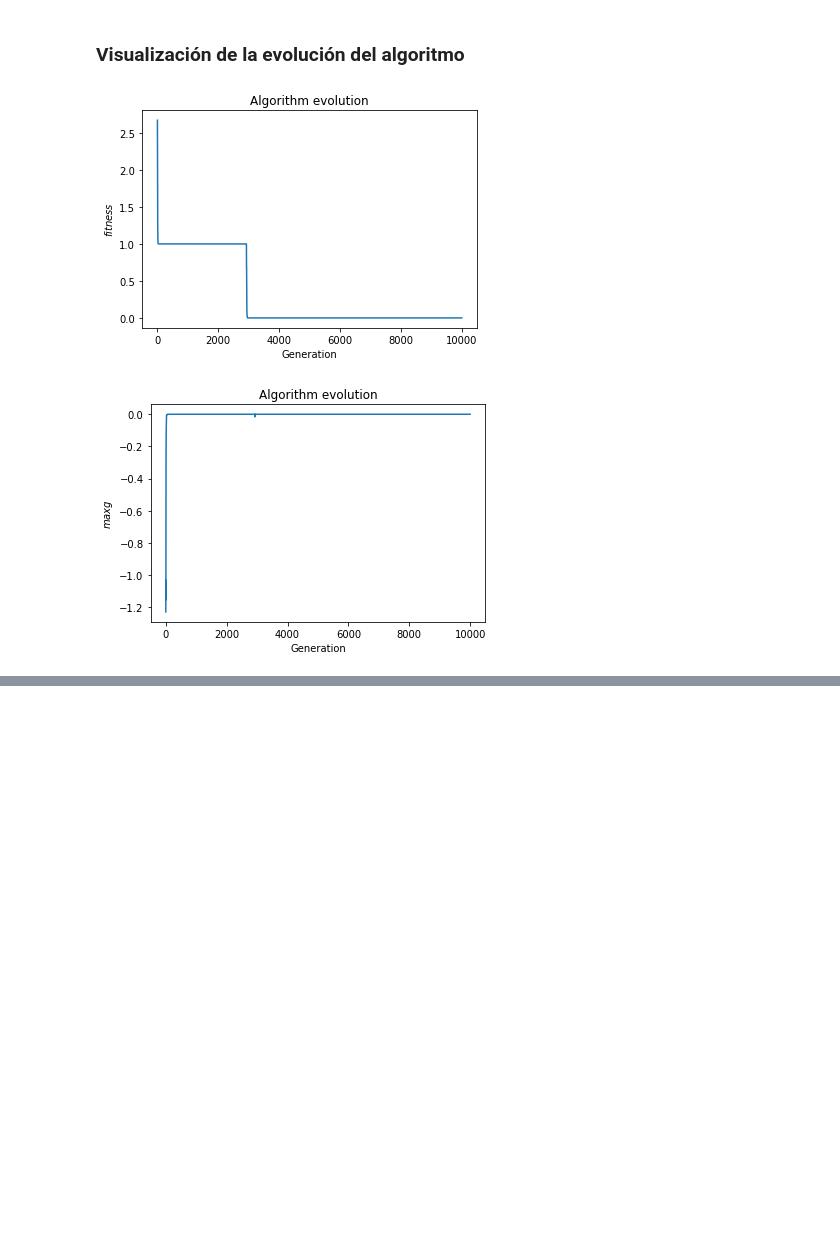
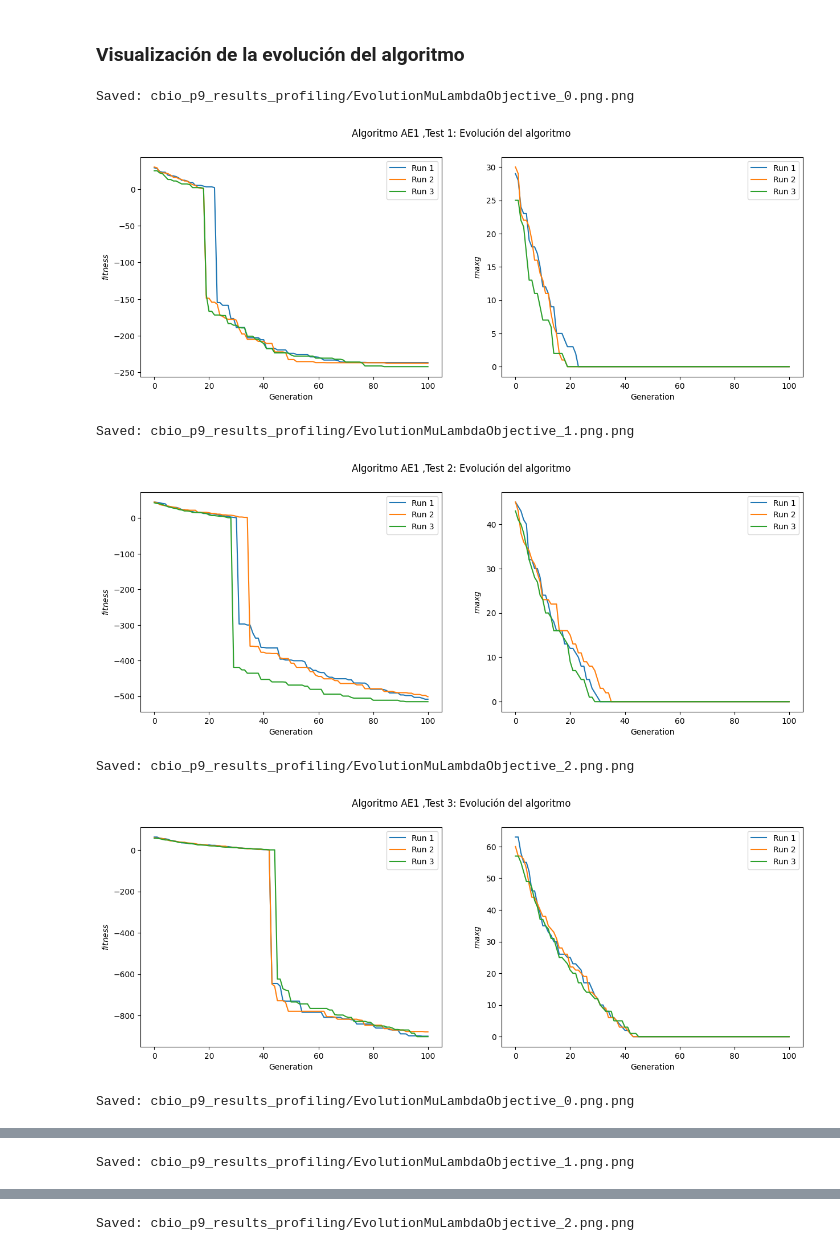
Before and after one commit to santimndez/cbio_practicas, a Jupyter notebook: notebooks/cbio_p9.ipynb, the cells around one changed output, grey strips where cells are left out. Drawn from its saved outputs; the diff is of its cells as text; code cells hidden in the pictures; blank space fills up the shorter version.

Commit message:
Pruebas con profiling. TODO: test estadísticos

```diff
--- a/notebooks/cbio_p9.ipynb
+++ b/notebooks/cbio_p9.ipynb
@@ -233,6 +158,9 @@ def evaluate(I,f,g,maxf):
 ### Copia de individuo
 # %%
 def copia(I1, I2):
+    """
+        Copia I2 en I1
+    """
     np.copyto(I1.x, I2.x)
     I1.f = I2.f
 # %% [markdown]
@@ -402,0 +330,6 @@ def EA(G,N,prob,f,g,maxf,L,U,random_state):
+# %%
+problems = [diversity_problem(100, 10), diversity_problem(150, 15), diversity_problem(200, 20)]
+
+for problem in problems:
+    plt.scatter(problem.X, np.zeros(problem.n))
+    plt.show()
@@ -402,0 +346,5 @@ def EA(G,N,prob,f,g,maxf,L,U,random_state):
+# %%
+options = {'p_c': [0.2, 0.3, 0.4, 0.5, 0.6, 0.7, 0.75, 0.8, 0.85, 0.9],
+           'p_m': [1e-4,5e-4,1e-3,5e-3,0.01,0.05,0.1, 0.15, 0.2, 0.3]} \
+        if not profiling else \
+            {'p_c': [0.7, 0.8], 'p_m': [0.01, 0.05]}
@@ -402,0 +371,5 @@ def EA(G,N,prob,f,g,maxf,L,U,random_state):
+# %%
+# Crea un directorio para guardar archivos con los resultados
+results_dir = 'cbio_p9_results' if not profiling else 'cbio_p9_results_profiling'
+if not os.path.exists(results_dir):
+    os.makedirs(results_dir)
@@ -417,17 +574,44 @@ Wall time: 3min 7s
 # %% [markdown]
 ### Visualización de la evolución del algoritmo
 # %%
-def VisualizaEvolucion(best_outputs,ylabel,file):
-    fig, ax = plt.subplots()
-    ax.set_title("Algorithm evolution")
-    plt.plot(best_outputs)
+def VisualizaEvolucion(outputs, ylabels, title="Algorithm Evolution", file_prefix=None):
+    """
+    Muestra una única gráfica con todas las ejecuciones de best_outputs en distintos colores.
+
+    Parámetros:
+    - best_outputs: np.array de listas con la evolución del fitness en cada run.
+    - ylabel: Etiqueta para el eje Y.
+    - file_prefix: Prefijo del archivo si se desea guardar la figura.
+    """
+
+    fig, axes = plt.subplots(nrows=1, ncols = len(outputs), figsize=(15, 5))
+    fig.suptitle(title)  # Título común para ambas gráficas
+
+    for i, output in enumerate(outputs):
+        for j in range(output.shape[0]):
+            axes[i].plot(output[j], label=f"Run {j+1}")
+            axes[i].set_xlabel("Generation")
+            axes[i].set_ylabel(ylabels[i])
+            axes[i].legend()
+
     plt.xlabel("Generation")
-    plt.ylabel(ylabel)
-    #matplotlib.pyplot.savefig(file)
+    plt.legend()
+
+    if file_prefix is not None:
+        file_path = f"{file_prefix}.png"
+        plt.savefig(file_path)
+        print(f"Saved: {file_path}")
+
     plt.show()
 
-VisualizaEvolucion(best_outputs_f,"$fitness$","EvolutionMuLambdaObjective.png")
-VisualizaEvolucion(best_outputs_g,"$maxg$","EvolutionMuLambdaMaxConstraint.png")
+for nalgorithm, name in enumerate(algorithm_names):
+    for nproblem in range(len(problems)):
+        VisualizaEvolucion([best_outputs_f[nalgorithm, nproblem, :], best_outputs_g[nalgorithm,nproblem, :]], ["$fitness$", "$maxg$"], f"Algoritmo {name} ,Test {nproblem+1}: Evolución del algoritmo", os.path.join(results_dir, f"EvolutionMuLambdaObjective_{nproblem}.png"))
 # %% [output]
+Saved: cbio_p9_results_profiling/EvolutionMuLambdaObjective_0.png.png
-[figure, old version]
+[figure, new version]
+Saved: cbio_p9_results_profiling/EvolutionMuLambdaObjective_1.png.png
-[figure, old version]
+[figure, new version]
+Saved: cbio_p9_results_profiling/EvolutionMuLambdaObjective_2.png.png
+[figure, added]
+Saved: cbio_p9_results_profiling/EvolutionMuLambdaObjective_0.png.png
@@ -433,0 +619 @@ VisualizaEvolucion(best_outputs_g,"$maxg$","EvolutionMuLambdaMaxConstraint.png")
+Saved: cbio_p9_results_profiling/EvolutionMuLambdaObjective_1.png.png
@@ -433,0 +621 @@ VisualizaEvolucion(best_outputs_g,"$maxg$","EvolutionMuLambdaMaxConstraint.png")
+Saved: cbio_p9_results_profiling/EvolutionMuLambdaObjective_2.png.png
```
Also changed, not shown: parts of 49 cells of this notebook, 1 other file.
